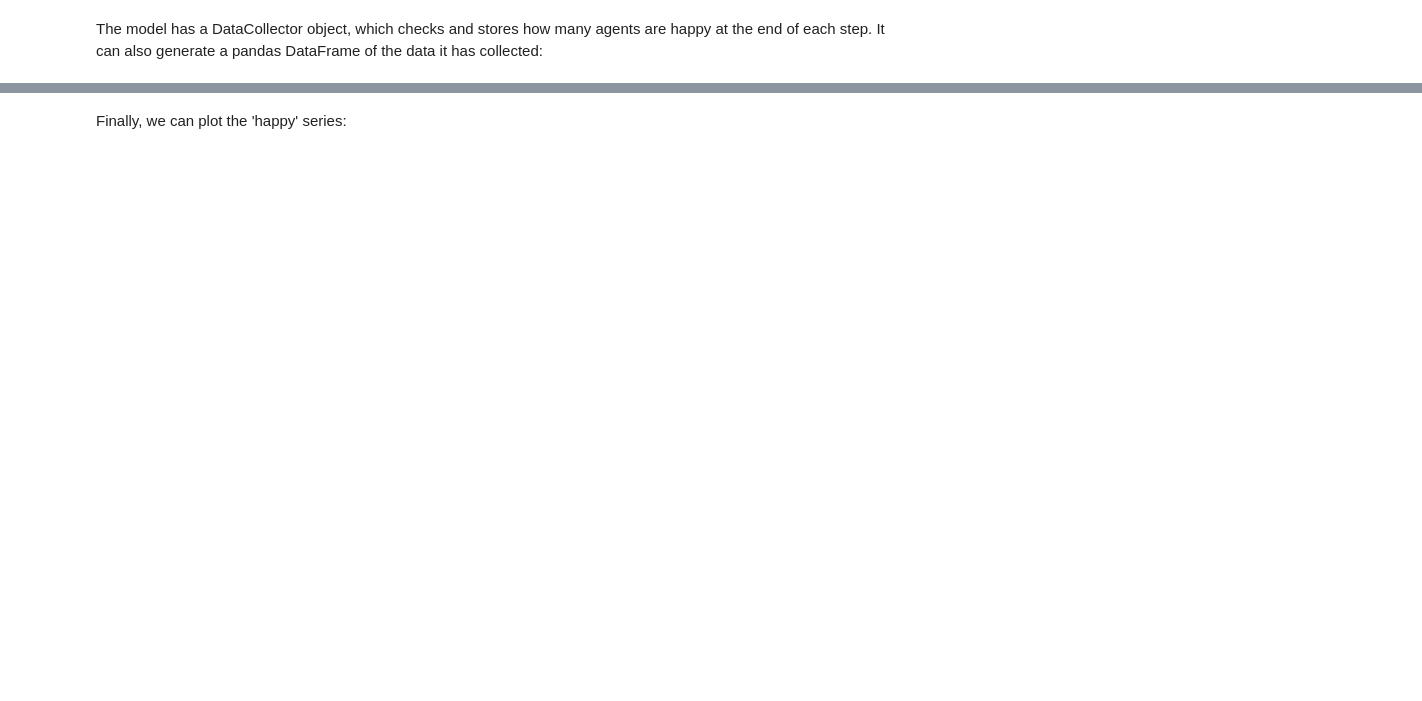
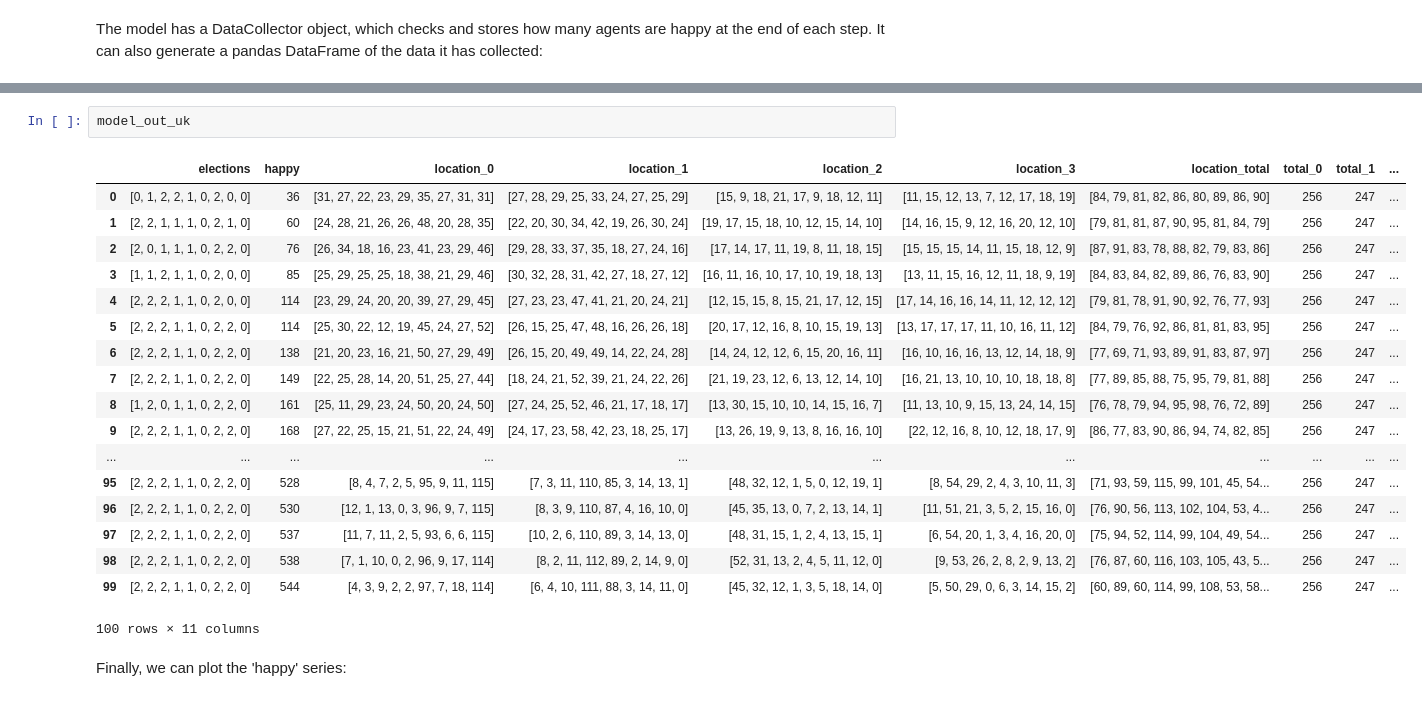
Before and after one commit to axpur/AxelHSG, a Jupyter notebook: notes.ipynb, the cells around one changed output, grey strips where cells are left out. Saved outputs shown, nothing was run; the diff lists cells and outputs as text; blank space fills up the shorter version.

```diff
--- a/notes.ipynb
+++ b/notes.ipynb
@@ -88,3 +134,24 @@ model_out
+# %%
+model_out_uk
+# %% [output]
+|  | elections | happy | location_0 | location_1 | location_2 | location_3 | location_total | total_0 | total_1 | ... |
+| 0 | [0, 1, 2, 2, 1, 0, 2, 0, 0] | 36 | [31, 27, 22, 23, 29, 35, 27, 31, 31] | [27, 28, 29, 25, 33, 24, 27, 25, 29] | [15, 9, 18, 21, 17, 9, 18, 12, 11] | [11, 15, 12, 13, 7, 12, 17, 18, 19] | [84, 79, 81, 82, 86, 80, 89, 86, 90] | 256 | 247 | ... |
+| 1 | [2, 2, 1, 1, 1, 0, 2, 1, 0] | 60 | [24, 28, 21, 26, 26, 48, 20, 28, 35] | [22, 20, 30, 34, 42, 19, 26, 30, 24] | [19, 17, 15, 18, 10, 12, 15, 14, 10] | [14, 16, 15, 9, 12, 16, 20, 12, 10] | [79, 81, 81, 87, 90, 95, 81, 84, 79] | 256 | 247 | ... |
+| 2 | [2, 0, 1, 1, 1, 0, 2, 2, 0] | 76 | [26, 34, 18, 16, 23, 41, 23, 29, 46] | [29, 28, 33, 37, 35, 18, 27, 24, 16] | [17, 14, 17, 11, 19, 8, 11, 18, 15] | [15, 15, 15, 14, 11, 15, 18, 12, 9] | [87, 91, 83, 78, 88, 82, 79, 83, 86] | 256 | 247 | ... |
+| 3 | [1, 1, 2, 1, 1, 0, 2, 0, 0] | 85 | [25, 29, 25, 25, 18, 38, 21, 29, 46] | [30, 32, 28, 31, 42, 27, 18, 27, 12] | [16, 11, 16, 10, 17, 10, 19, 18, 13] | [13, 11, 15, 16, 12, 11, 18, 9, 19] | [84, 83, 84, 82, 89, 86, 76, 83, 90] | 256 | 247 | ... |
+| 4 | [2, 2, 2, 1, 1, 0, 2, 0, 0] | 114 | [23, 29, 24, 20, 20, 39, 27, 29, 45] | [27, 23, 23, 47, 41, 21, 20, 24, 21] | [12, 15, 15, 8, 15, 21, 17, 12, 15] | [17, 14, 16, 16, 14, 11, 12, 12, 12] | [79, 81, 78, 91, 90, 92, 76, 77, 93] | 256 | 247 | ... |
+| 5 | [2, 2, 2, 1, 1, 0, 2, 2, 0] | 114 | [25, 30, 22, 12, 19, 45, 24, 27, 52] | [26, 15, 25, 47, 48, 16, 26, 26, 18] | [20, 17, 12, 16, 8, 10, 15, 19, 13] | [13, 17, 17, 17, 11, 10, 16, 11, 12] | [84, 79, 76, 92, 86, 81, 81, 83, 95] | 256 | 247 | ... |
+| 6 | [2, 2, 2, 1, 1, 0, 2, 2, 0] | 138 | [21, 20, 23, 16, 21, 50, 27, 29, 49] | [26, 15, 20, 49, 49, 14, 22, 24, 28] | [14, 24, 12, 12, 6, 15, 20, 16, 11] | [16, 10, 16, 16, 13, 12, 14, 18, 9] | [77, 69, 71, 93, 89, 91, 83, 87, 97] | 256 | 247 | ... |
+| 7 | [2, 2, 2, 1, 1, 0, 2, 2, 0] | 149 | [22, 25, 28, 14, 20, 51, 25, 27, 44] | [18, 24, 21, 52, 39, 21, 24, 22, 26] | [21, 19, 23, 12, 6, 13, 12, 14, 10] | [16, 21, 13, 10, 10, 10, 18, 18, 8] | [77, 89, 85, 88, 75, 95, 79, 81, 88] | 256 | 247 | ... |
+| 8 | [1, 2, 0, 1, 1, 0, 2, 2, 0] | 161 | [25, 11, 29, 23, 24, 50, 20, 24, 50] | [27, 24, 25, 52, 46, 21, 17, 18, 17] | [13, 30, 15, 10, 10, 14, 15, 16, 7] | [11, 13, 10, 9, 15, 13, 24, 14, 15] | [76, 78, 79, 94, 95, 98, 76, 72, 89] | 256 | 247 | ... |
+| 9 | [2, 2, 2, 1, 1, 0, 2, 2, 0] | 168 | [27, 22, 25, 15, 21, 51, 22, 24, 49] | [24, 17, 23, 58, 42, 23, 18, 25, 17] | [13, 26, 19, 9, 13, 8, 16, 16, 10] | [22, 12, 16, 8, 10, 12, 18, 17, 9] | [86, 77, 83, 90, 86, 94, 74, 82, 85] | 256 | 247 | ... |
+| ... | ... | ... | ... | ... | ... | ... | ... | ... | ... | ... |
+| 95 | [2, 2, 2, 1, 1, 0, 2, 2, 0] | 528 | [8, 4, 7, 2, 5, 95, 9, 11, 115] | [7, 3, 11, 110, 85, 3, 14, 13, 1] | [48, 32, 12, 1, 5, 0, 12, 19, 1] | [8, 54, 29, 2, 4, 3, 10, 11, 3] | [71, 93, 59, 115, 99, 101, 45, 54... | 256 | 247 | ... |
+| 96 | [2, 2, 2, 1, 1, 0, 2, 2, 0] | 530 | [12, 1, 13, 0, 3, 96, 9, 7, 115] | [8, 3, 9, 110, 87, 4, 16, 10, 0] | [45, 35, 13, 0, 7, 2, 13, 14, 1] | [11, 51, 21, 3, 5, 2, 15, 16, 0] | [76, 90, 56, 113, 102, 104, 53, 4... | 256 | 247 | ... |
+| 97 | [2, 2, 2, 1, 1, 0, 2, 2, 0] | 537 | [11, 7, 11, 2, 5, 93, 6, 6, 115] | [10, 2, 6, 110, 89, 3, 14, 13, 0] | [48, 31, 15, 1, 2, 4, 13, 15, 1] | [6, 54, 20, 1, 3, 4, 16, 20, 0] | [75, 94, 52, 114, 99, 104, 49, 54... | 256 | 247 | ... |
+| 98 | [2, 2, 2, 1, 1, 0, 2, 2, 0] | 538 | [7, 1, 10, 0, 2, 96, 9, 17, 114] | [8, 2, 11, 112, 89, 2, 14, 9, 0] | [52, 31, 13, 2, 4, 5, 11, 12, 0] | [9, 53, 26, 2, 8, 2, 9, 13, 2] | [76, 87, 60, 116, 103, 105, 43, 5... | 256 | 247 | ... |
+| 99 | [2, 2, 2, 1, 1, 0, 2, 2, 0] | 544 | [4, 3, 9, 2, 2, 97, 7, 18, 114] | [6, 4, 10, 111, 88, 3, 14, 11, 0] | [45, 32, 12, 1, 3, 5, 18, 14, 0] | [5, 50, 29, 0, 6, 3, 14, 15, 2] | [60, 89, 60, 114, 99, 108, 53, 58... | 256 | 247 | ... |
+100 rows × 11 columns
 # %% [markdown]
 Finally, we can plot the 'happy' series:
 # %%
```
Also changed, not shown: parts of 12 cells of this notebook, 5 other files.
